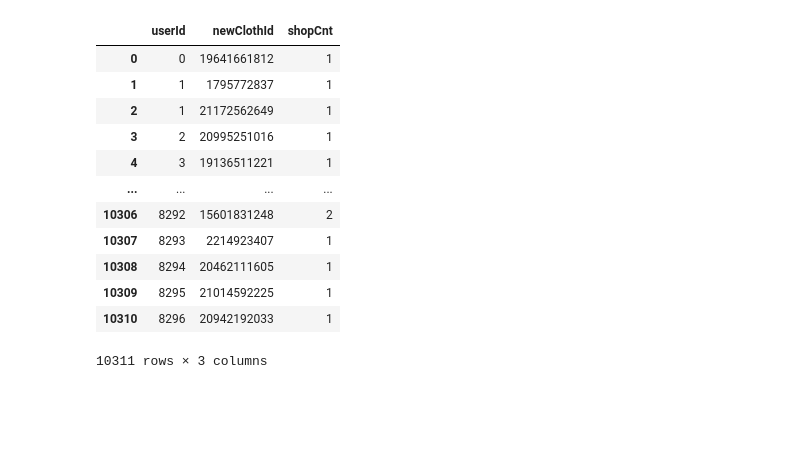
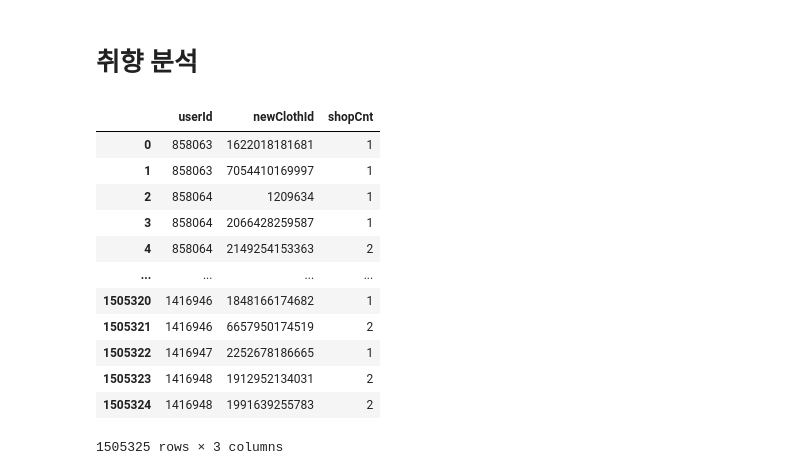
Before and after one commit to yoonjung1205/SSAFit, a Jupyter notebook: data/DataCrawling/정재호/LightFM Top Algorithm.ipynb, the cells around one changed output. Saved outputs shown, nothing was run; the diff lists cells and outputs as text; code cells hidden in the pictures; blank space fills up the shorter version.

```diff
--- a/data/DataCrawling/정재호/LightFM Top Algorithm.ipynb
+++ b/data/DataCrawling/정재호/LightFM Top Algorithm.ipynb
@@ -8,5 +8,7 @@ from lightfm import LightFM
 
 from hyperopt import fmin, hp, tpe, Trials
 from scipy.io import mmwrite
+# %%
+pd.set_option('display.max_columns', None)
 # %%
 size_cloth_column = ['newClothId', 'clothMale', 'clothFemale', 'clothRate', 'clothReviewCnt', 'userHeight', 'userWeight', 'userMale', 'userFemale']
@@ -55,20 +278,20 @@ favor_uskirt_column = ['userId', 'size', 'bright', 'color', 'thickness', 'weight
+# %% [markdown]
+# 취향 분석
 # %%
-transaction = pd.read_json('./transaction_skirt.json')
-transaction = transaction[['userId', 'newClothId', 'shopCnt']]
-transactiontransaction = pd.read_json('./transaction_skirt.json')
+transaction = pd.read_json('./transaction_top.json')
 transaction = transaction[['userId', 'newClothId', 'shopCnt']]
 transaction
 # %% [output]
 |  | userId | newClothId | shopCnt |
-| 0 | 0 | 19641661812 | 1 |
-| 1 | 1 | 1795772837 | 1 |
-| 2 | 1 | 21172562649 | 1 |
-| 3 | 2 | 20995251016 | 1 |
-| 4 | 3 | 19136511221 | 1 |
+| 0 | 858063 | 1622018181681 | 1 |
+| 1 | 858063 | 7054410169997 | 1 |
+| 2 | 858064 | 1209634 | 1 |
+| 3 | 858064 | 2066428259587 | 1 |
+| 4 | 858064 | 2149254153363 | 2 |
 | ... | ... | ... | ... |
-| 10306 | 8292 | 15601831248 | 2 |
-| 10307 | 8293 | 2214923407 | 1 |
-| 10308 | 8294 | 20462111605 | 1 |
-| 10309 | 8295 | 21014592225 | 1 |
-| 10310 | 8296 | 20942192033 | 1 |
+| 1505320 | 1416946 | 1848166174682 | 1 |
+| 1505321 | 1416946 | 6657950174519 | 2 |
+| 1505322 | 1416947 | 2252678186665 | 1 |
+| 1505323 | 1416948 | 1912952134031 | 2 |
+| 1505324 | 1416948 | 1991639255783 | 2 |
-10311 rows × 3 columns
+1505325 rows × 3 columns
```
Also changed, not shown: parts of 114 cells of this notebook, 3 other files.
